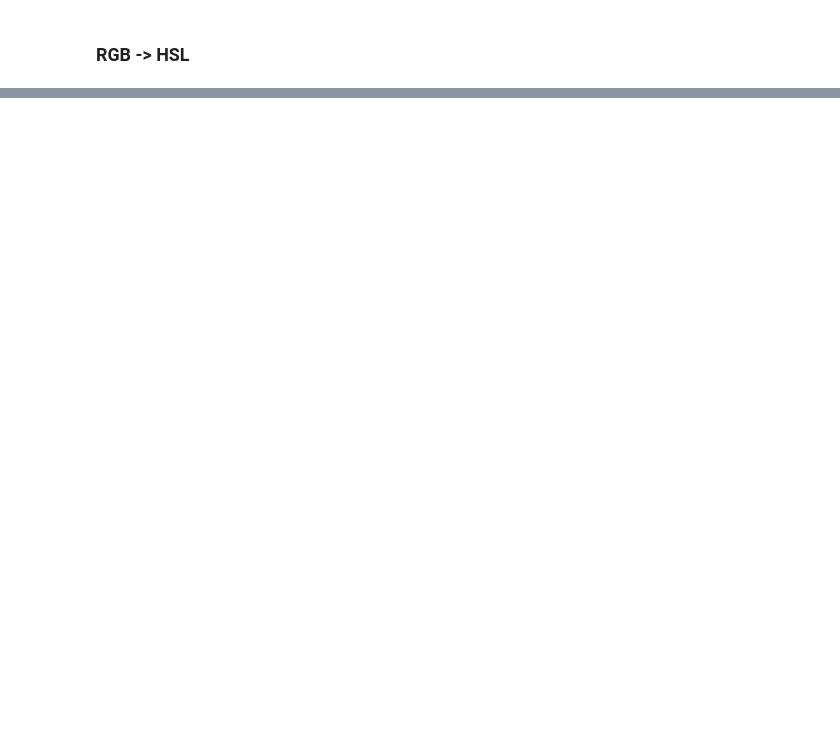
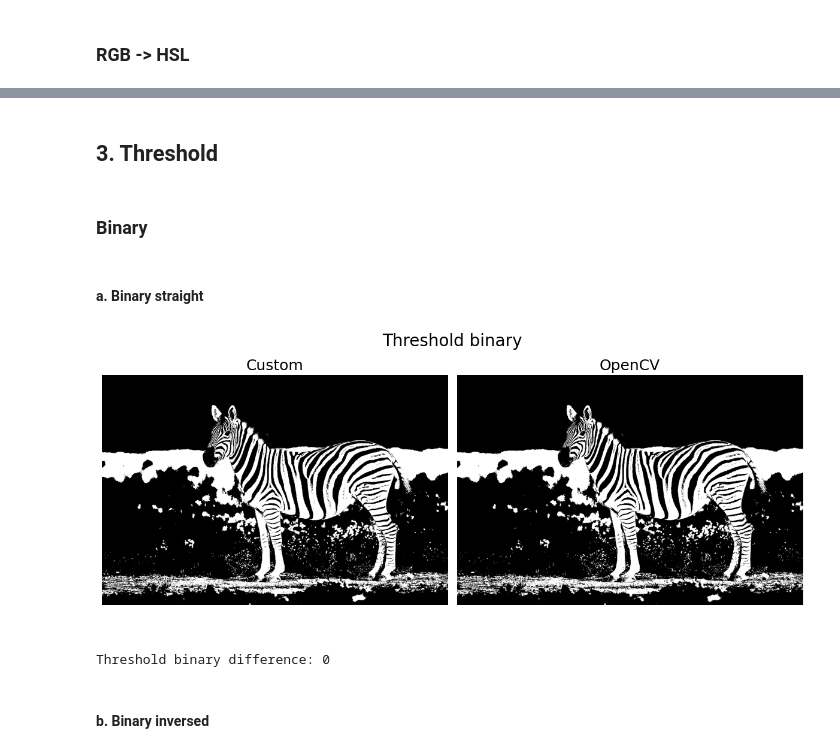
Before and after one commit to agaevthereal/itmo-cv-2026, a Jupyter notebook: lab2/lab2.ipynb, the cells around one changed output, grey strips where cells are left out. Saved outputs shown, nothing was run; the diff lists cells and outputs as text; code cells hidden in the pictures; blank space fills up the shorter version.

Commit message:
feat: add binary thresholds

```diff
--- a/lab2/lab2.ipynb
+++ b/lab2/lab2.ipynb
@@ -18,23 +18,25 @@ plt.show()
 # %% [output]
 [figure]
 # %%
-def compare_imgs(custom_img, cv2_img, title):
+def compare_imgs(custom_img, cv2_img, title, cmap='viridis'):
     plt.figure(figsize=(12, 5))
     plt.title(title, fontsize=20)
     plt.axis('off')
 
     plt.subplot(1, 2, 1)
     plt.title('Custom', fontsize=18)
-    plt.imshow(custom_img)
+    plt.imshow(custom_img, cmap=cmap)
     plt.axis('off')
 
     plt.subplot(1, 2, 2)
     plt.title('OpenCV', fontsize=18)
-    plt.imshow(cv2_img)
+    plt.imshow(cv2_img, cmap=cmap)
     plt.axis('off')
 
     plt.tight_layout()
     plt.show()
+
+    print(f'{title} difference: {np.max(cv2.absdiff(custom_img, cv2_img))}')
 # %% [markdown]
 ## 1. Conversions between color spaces
 
@@ -184,0 +181,28 @@ plt.show()
+# %% [markdown]
+## 3. Threshold
+# %% [markdown]
+### Binary
+# %%
+img_gray = cv2.imread('zebra.png', cv2.IMREAD_GRAYSCALE)
+
+thresh_value = 127
+max_value = 255
+# %% [markdown]
+#### a. Binary straight
+# %%
+def threshold_binary(image, thresh, max_val):
+    result = np.zeros_like(image)
+    result[image > thresh] = max_val
+
+    return result
+# %%
+thresh_bin_custom = threshold_binary(img_gray, thresh_value, max_value)
+
+_, thresh_bin_cv2 = cv2.threshold(img_gray, thresh_value, max_value, cv2.THRESH_BINARY)
+
+compare_imgs(thresh_bin_custom, thresh_bin_cv2, 'Threshold binary', cmap='gray')
+# %% [output]
+[figure, added]
+Threshold binary difference: 0
+# %% [markdown]
+#### b. Binary inversed
```
Also changed, not shown: parts of 7 cells of this notebook.
